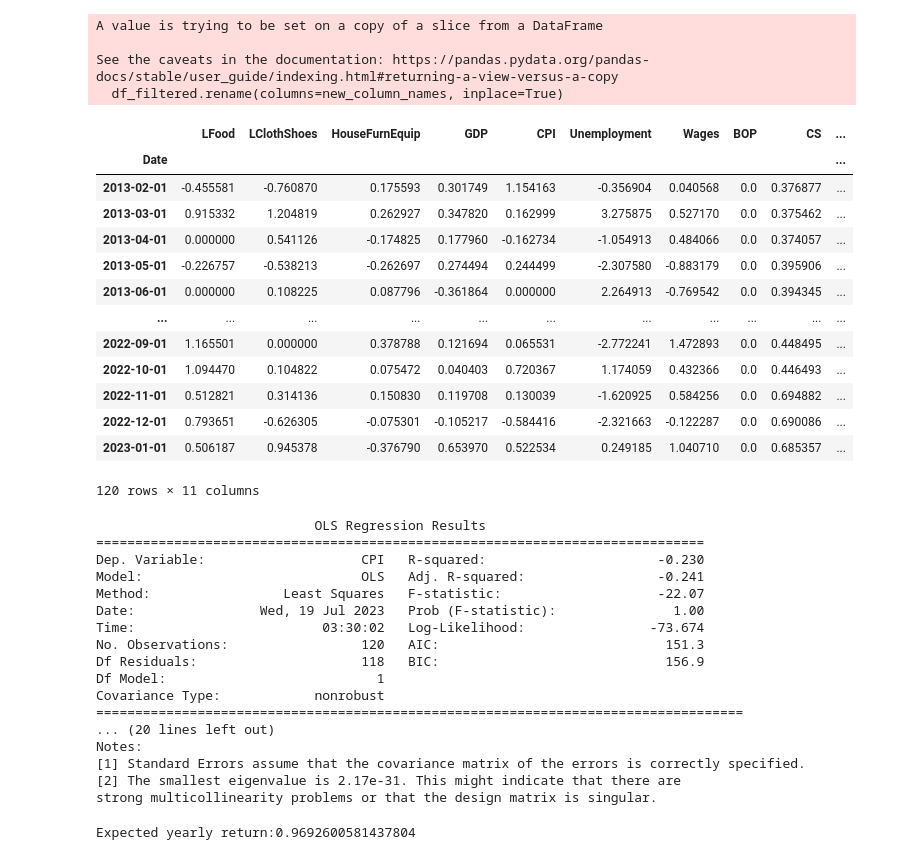
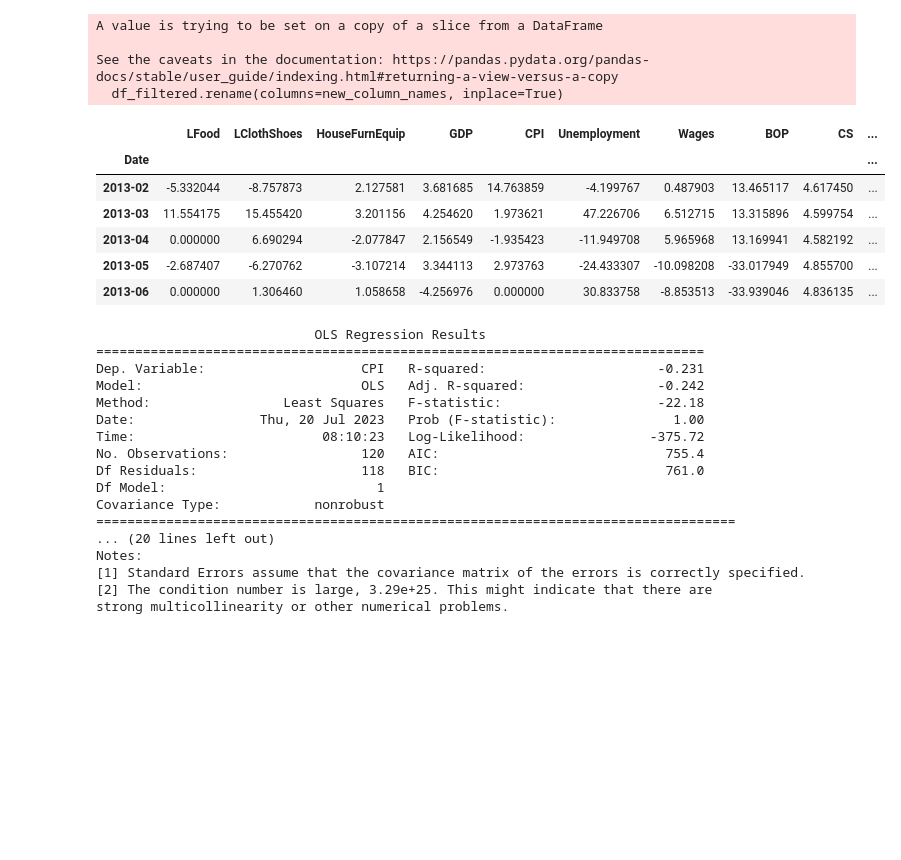
Before and after one commit to WilliamClintC/BOC-CPI-Mapper, a Jupyter notebook: FactorModelV5.ipynb, the cells around one changed output. Saved outputs shown, nothing was run; the diff lists cells and outputs as text; code cells hidden in the pictures; blank space fills up the shorter version.

```diff
--- a/FactorModelV5.ipynb
+++ b/FactorModelV5.ipynb
@@ -10,7 +10,7 @@ column_to_remove = 'Unnamed: 0'
 data.drop(column_to_remove, axis=1, inplace=True)
 data['Date'] = pd.to_datetime(data['Date'], format='%b %Y')
 data.set_index('Date', inplace=True)
-data = data.pct_change().dropna() * 100
+data = data.pct_change().dropna()*100
 data = data.reset_index()
 data
 
@@ -21,91 +21,70 @@ file_path = 'OutProcess.xlsx'
 cpi = pd.read_excel(file_path)
 
 cpi.head()
 
 merged_df = pd.merge(data, cpi, on='Date', how='inner')
 merged_df.set_index('Date', inplace=True)
 merged_df.head()
 # We keep the the most correlated variables
 columns_to_keep = ['lag_Food', 'lag_Clothing/Shoes', 'Household/Furnishing/Equipment','GDP','CPI','Unemployment','Wages',	'Balance of Payments',	'Consumption Spending',
                    'Inventory Investment',	'Rate']
 
 # Create a new DataFrame with only the desired columns
 df_filtered = merged_df[columns_to_keep]
 new_column_names = {
     'Balance of Payments': 'BOP',
     'Consumption Spending': 'CS',
     'Inventory Investment': 'II',
     'lag_Food' :'LFood',
     'lag_Clothing/Shoes': 'LClothShoes'	,
     'Household/Furnishing/Equipment':'HouseFurnEquip'
 }
 
 df_filtered.rename(columns=new_column_names, inplace=True)
-df_filtered
+df_filtered.index = df_filtered.index.strftime("%Y-%m")
+
+df_filtered=((1+df_filtered/100)**12-1)*100
+df_filtered.head()
 # %% [output]
 A value is trying to be set on a copy of a slice from a DataFrame
 
 See the caveats in the documentation: https://pandas.pydata.org/pandas-docs/stable/user_guide/indexing.html#returning-a-view-versus-a-copy
   df_filtered.rename(columns=new_column_names, inplace=True)
 |  | LFood | LClothShoes | HouseFurnEquip | GDP | CPI | Unemployment | Wages | BOP | CS | ... |
 | Date |  |  |  |  |  |  |  |  |  | ... |
-| 2013-02-01 | -0.455581 | -0.760870 | 0.175593 | 0.301749 | 1.154163 | -0.356904 | 0.040568 | 0.0 | 0.376877 | ... |
-| 2013-03-01 | 0.915332 | 1.204819 | 0.262927 | 0.347820 | 0.162999 | 3.275875 | 0.527170 | 0.0 | 0.375462 | ... |
-| 2013-04-01 | 0.000000 | 0.541126 | -0.174825 | 0.177960 | -0.162734 | -1.054913 | 0.484066 | 0.0 | 0.374057 | ... |
-| 2013-05-01 | -0.226757 | -0.538213 | -0.262697 | 0.274494 | 0.244499 | -2.307580 | -0.883179 | 0.0 | 0.395906 | ... |
-| 2013-06-01 | 0.000000 | 0.108225 | 0.087796 | -0.361864 | 0.000000 | 2.264913 | -0.769542 | 0.0 | 0.394345 | ... |
-| ... | ... | ... | ... | ... | ... | ... | ... | ... | ... | ... |
-| 2022-09-01 | 1.165501 | 0.000000 | 0.378788 | 0.121694 | 0.065531 | -2.772241 | 1.472893 | 0.0 | 0.448495 | ... |
-| 2022-10-01 | 1.094470 | 0.104822 | 0.075472 | 0.040403 | 0.720367 | 1.174059 | 0.432366 | 0.0 | 0.446493 | ... |
-| 2022-11-01 | 0.512821 | 0.314136 | 0.150830 | 0.119708 | 0.130039 | -1.620925 | 0.584256 | 0.0 | 0.694882 | ... |
-| 2022-12-01 | 0.793651 | -0.626305 | -0.075301 | -0.105217 | -0.584416 | -2.321663 | -0.122287 | 0.0 | 0.690086 | ... |
-| 2023-01-01 | 0.506187 | 0.945378 | -0.376790 | 0.653970 | 0.522534 | 0.249185 | 1.040710 | 0.0 | 0.685357 | ... |
+| 2013-02 | -5.332044 | -8.757873 | 2.127581 | 3.681685 | 14.763859 | -4.199767 | 0.487903 | 13.465117 | 4.617450 | ... |
+| 2013-03 | 11.554175 | 15.455420 | 3.201156 | 4.254620 | 1.973621 | 47.226706 | 6.512715 | 13.315896 | 4.599754 | ... |
+| 2013-04 | 0.000000 | 6.690294 | -2.077847 | 2.156549 | -1.935423 | -11.949708 | 5.965968 | 13.169941 | 4.582192 | ... |
+| 2013-05 | -2.687407 | -6.270762 | -3.107214 | 3.344113 | 2.973763 | -24.433307 | -10.098208 | -33.017949 | 4.855700 | ... |
+| 2013-06 | 0.000000 | 1.306460 | 1.058658 | -4.256976 | 0.000000 | 30.833758 | -8.853513 | -33.939046 | 4.836135 | ... |
-120 rows × 11 columns
 # %%
 import statsmodels.api as sm
 import statsmodels.formula.api as smf
 
 ten_factor_data=df_filtered
 
-ten_factor_data = smf.ols(
-    formula='CPI ~ GDP + Unemployment + Wages + BOP + Rate + CS + II+Rate+HouseFurnEquip+LClothShoes+LFood',
+ten_factor_model= smf.ols(
+    formula='CPI ~ GDP + Unemployment + Wages + Rate + CS +HouseFurnEquip+LClothShoes+LFood+II+BOP',
     data=ten_factor_data
 ).fit()
 
 
-print(ten_factor_data.summary())
+print(ten_factor_model.summary())
 # %% [output]
                             OLS Regression Results
 ==============================================================================
-Dep. Variable:                    CPI   R-squared:                      -0.230
-Model:                            OLS   Adj. R-squared:                 -0.241
-Method:                 Least Squares   F-statistic:                    -22.07
-Date:                Wed, 19 Jul 2023   Prob (F-statistic):               1.00
-Time:                        03:30:02   Log-Likelihood:                -73.674
-No. Observations:                 120   AIC:                             151.3
-Df Residuals:                     118   BIC:                             156.9
+Dep. Variable:                    CPI   R-squared:                      -0.231
+Model:                            OLS   Adj. R-squared:                 -0.242
+Method:                 Least Squares   F-statistic:                    -22.18
+Date:                Thu, 20 Jul 2023   Prob (F-statistic):               1.00
+Time:                        08:10:23   Log-Likelihood:                -375.72
+No. Observations:                 120   AIC:                             755.4
+Df Residuals:                     118   BIC:                             761.0
 Df Model:                           1
 Covariance Type:            nonrobust
-===================================================================================
+==================================================================================
 ... (20 lines left out)
 Notes:
 [1] Standard Errors assume that the covariance matrix of the errors is correctly specified.
-[2] The smallest eigenvalue is 2.17e-31. This might indicate that there are
-strong multicollinearity problems or that the design matrix is singular.
+[2] The condition number is large, 3.29e+25. This might indicate that there are
+strong multicollinearity or other numerical problems.
-# %%
-rf = seven_factor_data['rf'].mean()
-market_premium = seven_factor_data['mkt'].mean()
-smb_premium = seven_factor_data['smb'].mean()
-hml_premium = seven_factor_data['hml'].mean()
-rmw_premium=seven_factor_data['rmw'].mean()
-cma_premium=seven_factor_data['cma'].mean()
-Cent_premium=seven_factor_data[Stock_OLS].mean()
-PI_premium=seven_factor_data['PI'].mean()
-
-intercept, b1, b2, b3,b4,b5,b6,b7 = seven_factor_model.params
-
-expected_monthly_return = rf + b1 * market_premium + b2 * smb_premium + b3 * hml_premium +b4 * rmw_premium + b5 * cma_premium +b6*Cent_premium+b7*PI_premium
-expected_yearly_return = expected_monthly_return * 12
-print("Expected yearly return:" + str(expected_yearly_return))
-# %% [output]
-Expected yearly return:0.9692600581437804
```
Also changed, not shown: parts of 2 cells of this notebook, 3 other files.
